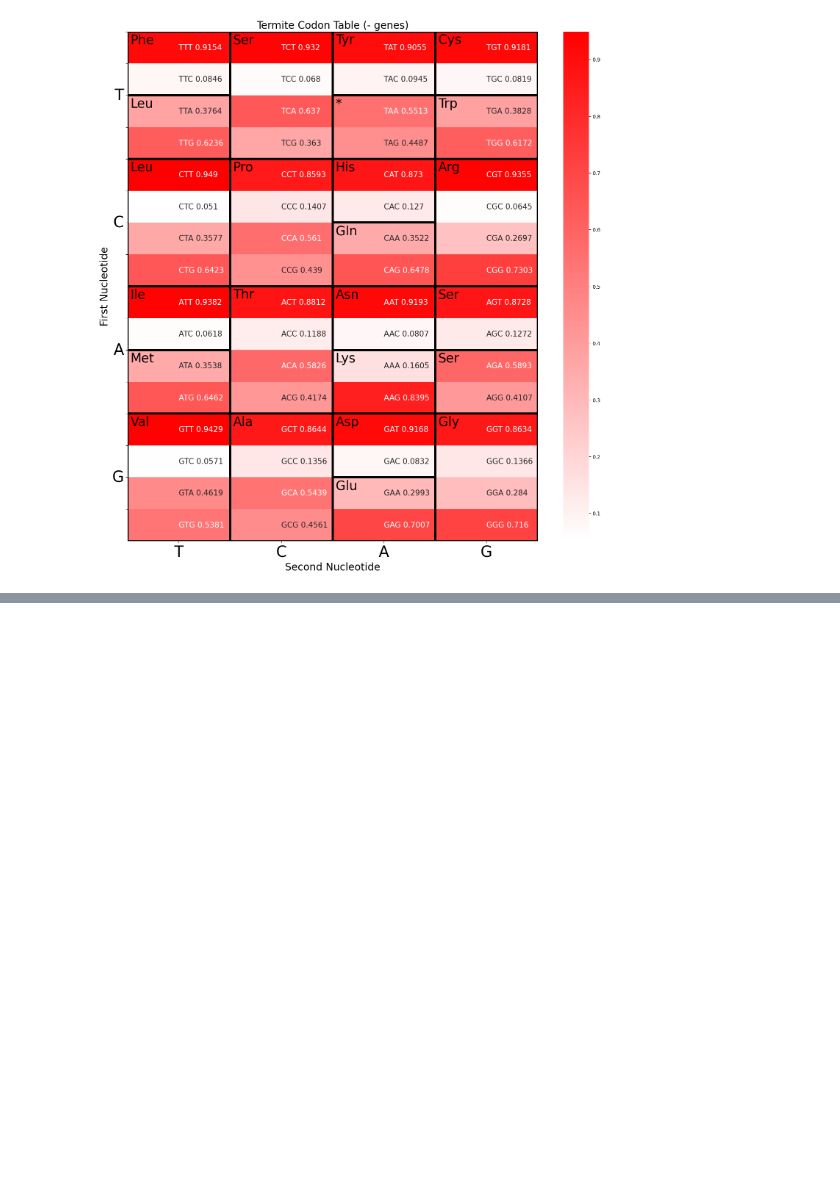
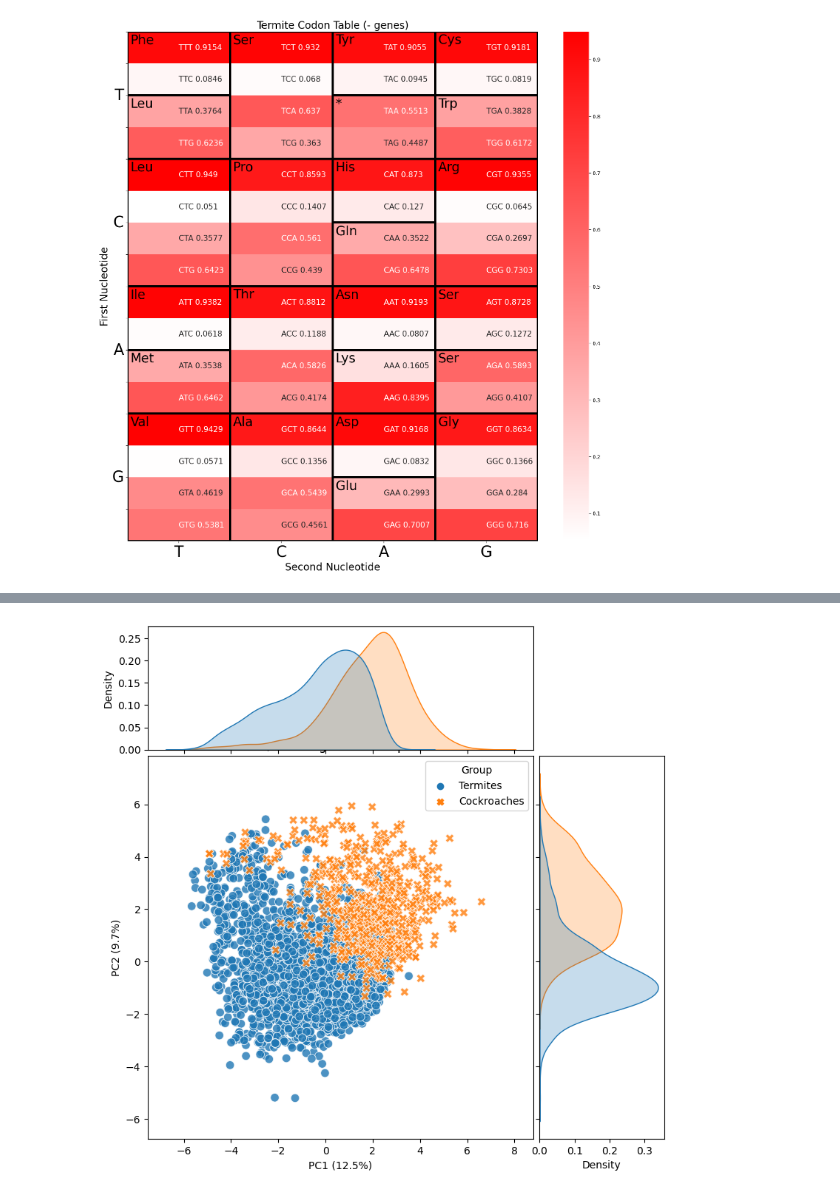
Before and after one commit to mitoclub/mutspec_insecta_paper, a Jupyter notebook: cod/codon_usage.ipynb, the cells around one changed output, grey strips where cells are left out. Saved outputs shown, nothing was run; the diff lists cells and outputs as text; code cells hidden in the pictures; blank space fills up the shorter version.

```diff
--- a/cod/codon_usage.ipynb
+++ b/cod/codon_usage.ipynb
@@ -581,0 +681,8 @@ See the caveats in the documentation: https://pandas.pydata.org/pandas-docs/stab
+# %%
+termite_plus_tc["Group"] = "Termites"
+cockroach_plus_tc["Group"] = "Cockroaches"
+
+plus_for_pca = pd.concat(
+    [termite_plus_tc, cockroach_plus_tc],
+    ignore_index=True
+)
@@ -581,0 +707,15 @@ See the caveats in the documentation: https://pandas.pydata.org/pandas-docs/stab
+# %%
+META_COLS = ["Species", "Species_name"]
+# %%
+def clr_transform(X, pseudocount=1e-6):
+    """
+    Centered log-ratio transform для compositional data.
+    """
+
+    X = X.copy()
+    X = X + pseudocount
+
+    log_X = np.log(X)
+    clr_X = log_X.sub(log_X.mean(axis=1), axis=0)
+
+    return clr_X
@@ -581,0 +757,8 @@ See the caveats in the documentation: https://pandas.pydata.org/pandas-docs/stab
+# %%
+plus_pca_df, plus_pca, plus_explained, plus_loadings, plus_clr = run_pca(
+    plus_for_pca
+)
+
+minus_pca_df, minus_pca, minus_explained, minus_loadings, minus_clr = run_pca(
+    minus_for_pca
+)
@@ -581,0 +828,8 @@ See the caveats in the documentation: https://pandas.pydata.org/pandas-docs/stab
+# %%
+plot_pca_with_density(
+    plus_pca_df,
+    plus_explained,
+    title="PCA of T/C-ending codons on plus strand"
+)
+# %% [output]
+[figure, added]
```
Also changed, not shown: parts of 83 cells of this notebook, 3 other files.
